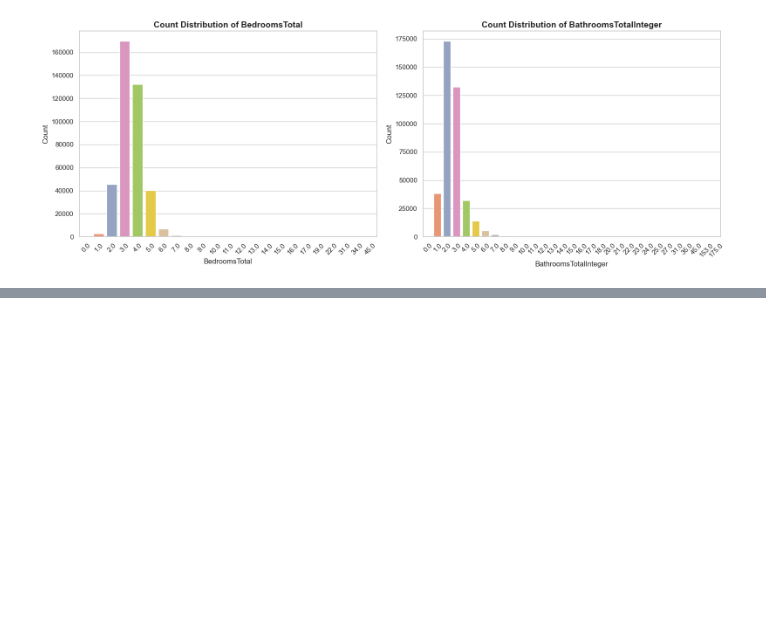
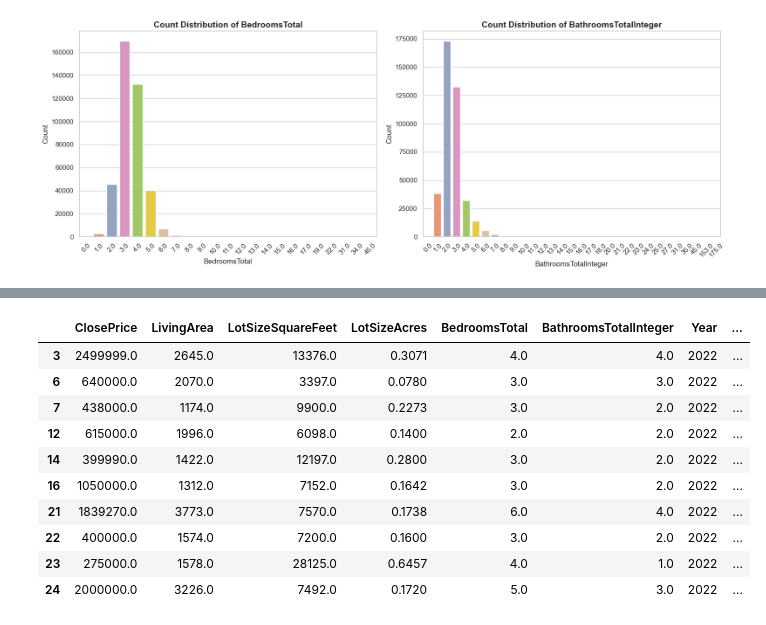
Before and after one commit to CiciAa777/idx-data, a Jupyter notebook: Jupyter notebook 01_exploration.ipynb, the cells around one changed output, grey strips where cells are left out. Saved outputs shown, nothing was run; the diff lists cells and outputs as text; code cells hidden in the pictures; blank space fills up the shorter version.

```diff
--- a/Jupyter notebook 01_exploration.ipynb
+++ b/Jupyter notebook 01_exploration.ipynb
@@ -350,0 +376,14 @@ Name: count, dtype: int64
+# %%
+df_selected.head(10)
+# %% [output]
+|  | ClosePrice | LivingArea | LotSizeSquareFeet | LotSizeAcres | BedroomsTotal | BathroomsTotalInteger | Year | ... |
+| 3 | 2499999.0 | 2645.0 | 13376.0 | 0.3071 | 4.0 | 4.0 | 2022 | ... |
+| 6 | 640000.0 | 2070.0 | 3397.0 | 0.0780 | 3.0 | 3.0 | 2022 | ... |
+| 7 | 438000.0 | 1174.0 | 9900.0 | 0.2273 | 3.0 | 2.0 | 2022 | ... |
+| 12 | 615000.0 | 1996.0 | 6098.0 | 0.1400 | 2.0 | 2.0 | 2022 | ... |
+| 14 | 399990.0 | 1422.0 | 12197.0 | 0.2800 | 3.0 | 2.0 | 2022 | ... |
+| 16 | 1050000.0 | 1312.0 | 7152.0 | 0.1642 | 3.0 | 2.0 | 2022 | ... |
+| 21 | 1839270.0 | 3773.0 | 7570.0 | 0.1738 | 6.0 | 4.0 | 2022 | ... |
+| 22 | 400000.0 | 1574.0 | 7200.0 | 0.1600 | 3.0 | 2.0 | 2022 | ... |
+| 23 | 275000.0 | 1578.0 | 28125.0 | 0.6457 | 4.0 | 1.0 | 2022 | ... |
+| 24 | 2000000.0 | 3226.0 | 7492.0 | 0.1720 | 5.0 | 3.0 | 2022 | ... |
```
Also changed, not shown: parts of 8 cells of this notebook.
